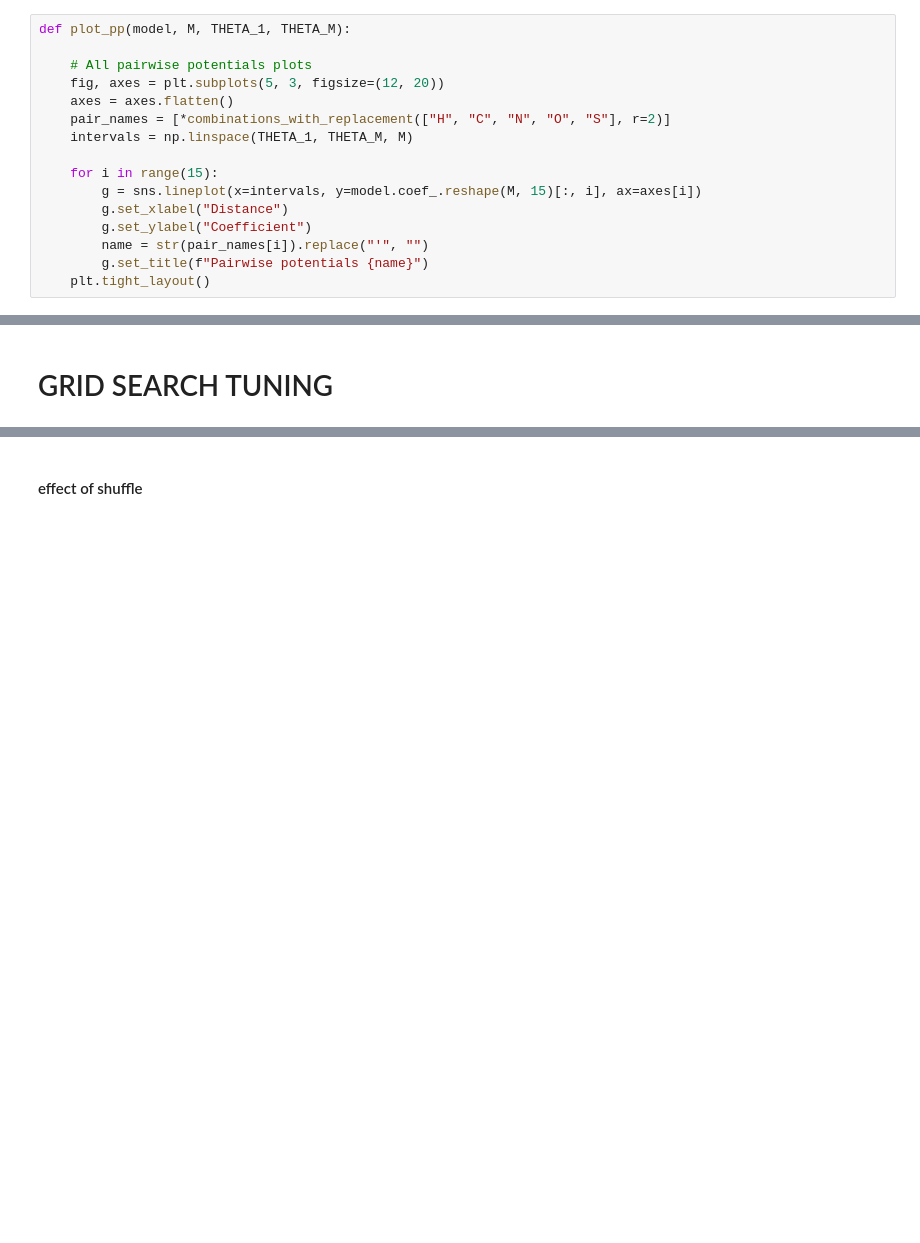
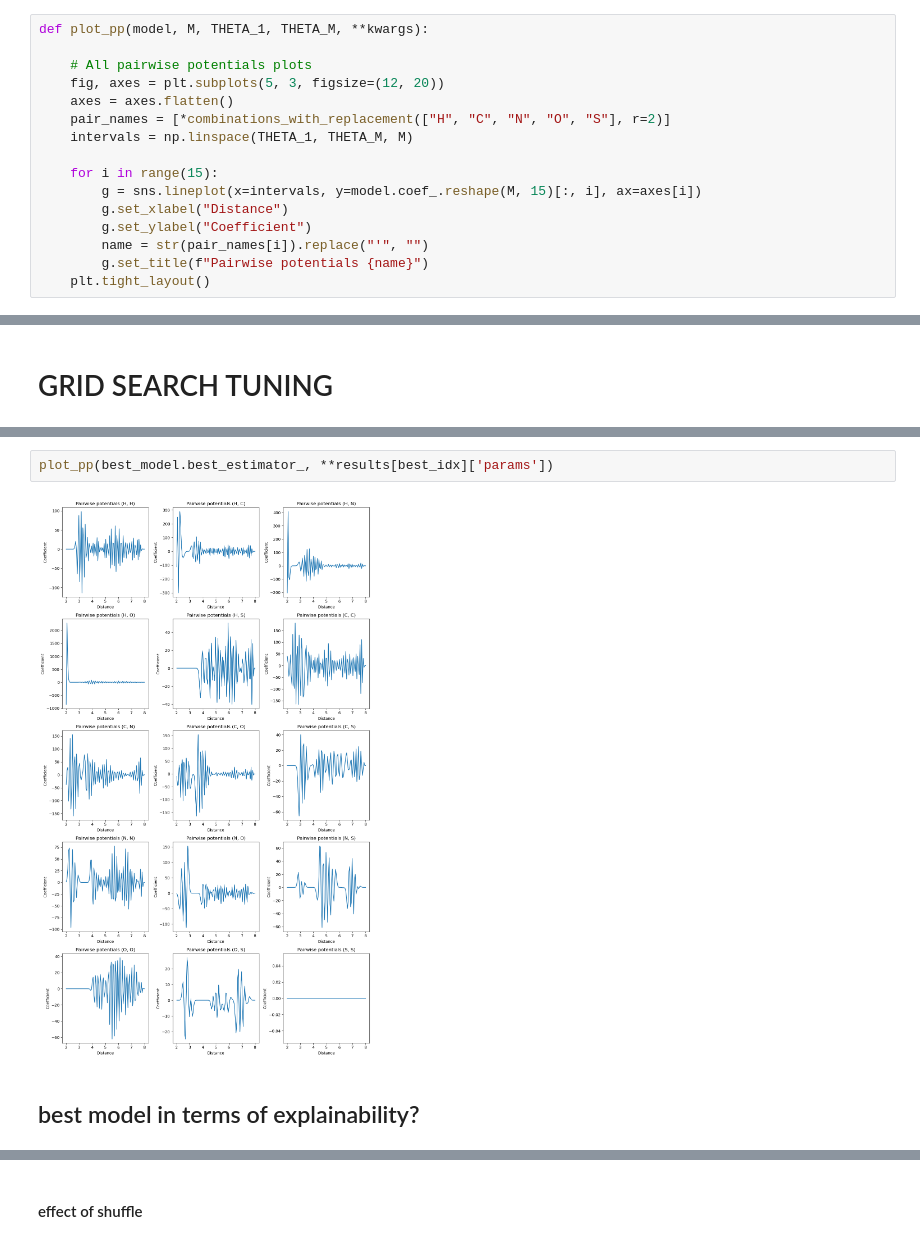
Before and after one commit to jascha-je/LabML4DS, a Jupyter notebook: p2/p2_jascha.ipynb, the cells around one changed output, grey strips where cells are left out. Saved outputs shown, nothing was run; the diff lists cells and outputs as text; blank space fills up the shorter version.

```diff
--- a/p2/p2_jascha.ipynb
+++ b/p2/p2_jascha.ipynb
@@ -344,7 +343,7 @@ def generate_representaions(THETA_1, THETA_M, STD, M, soft = True):
 
     return reps
 # %%
-def plot_pp(model, M, THETA_1, THETA_M):
+def plot_pp(model, M, THETA_1, THETA_M, **kwargs):
 
     # All pairwise potentials plots
     fig, axes = plt.subplots(5, 3, figsize=(12, 20))
@@ -499,0 +502,6 @@ plt.show()
+# %%
+plot_pp(best_model.best_estimator_, **results[best_idx]['params'])
+# %% [output]
+[figure, added]
+# %% [markdown]
+## best model in terms of explainability?
```
Also changed, not shown: parts of 17 cells of this notebook, 1 other file.
